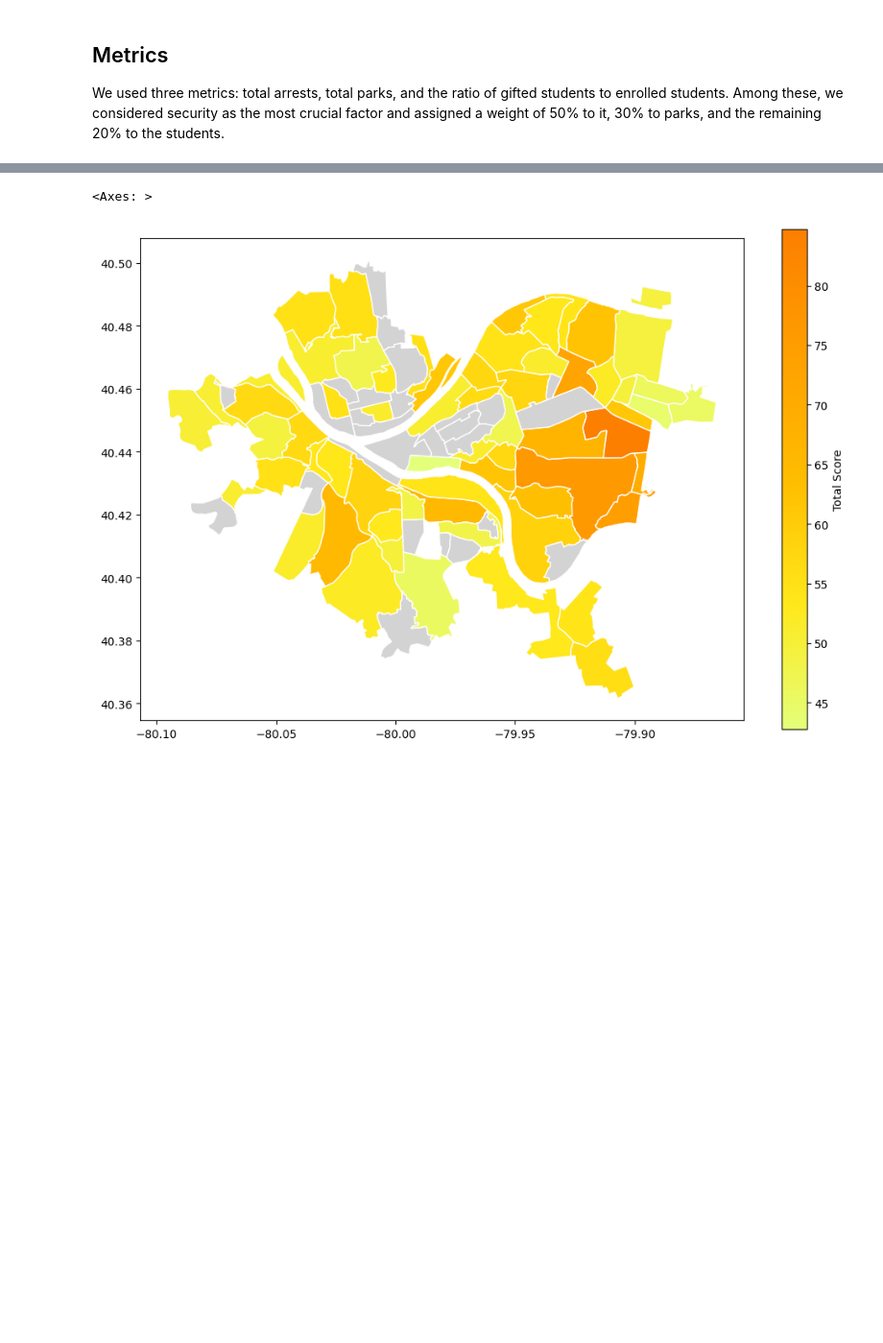
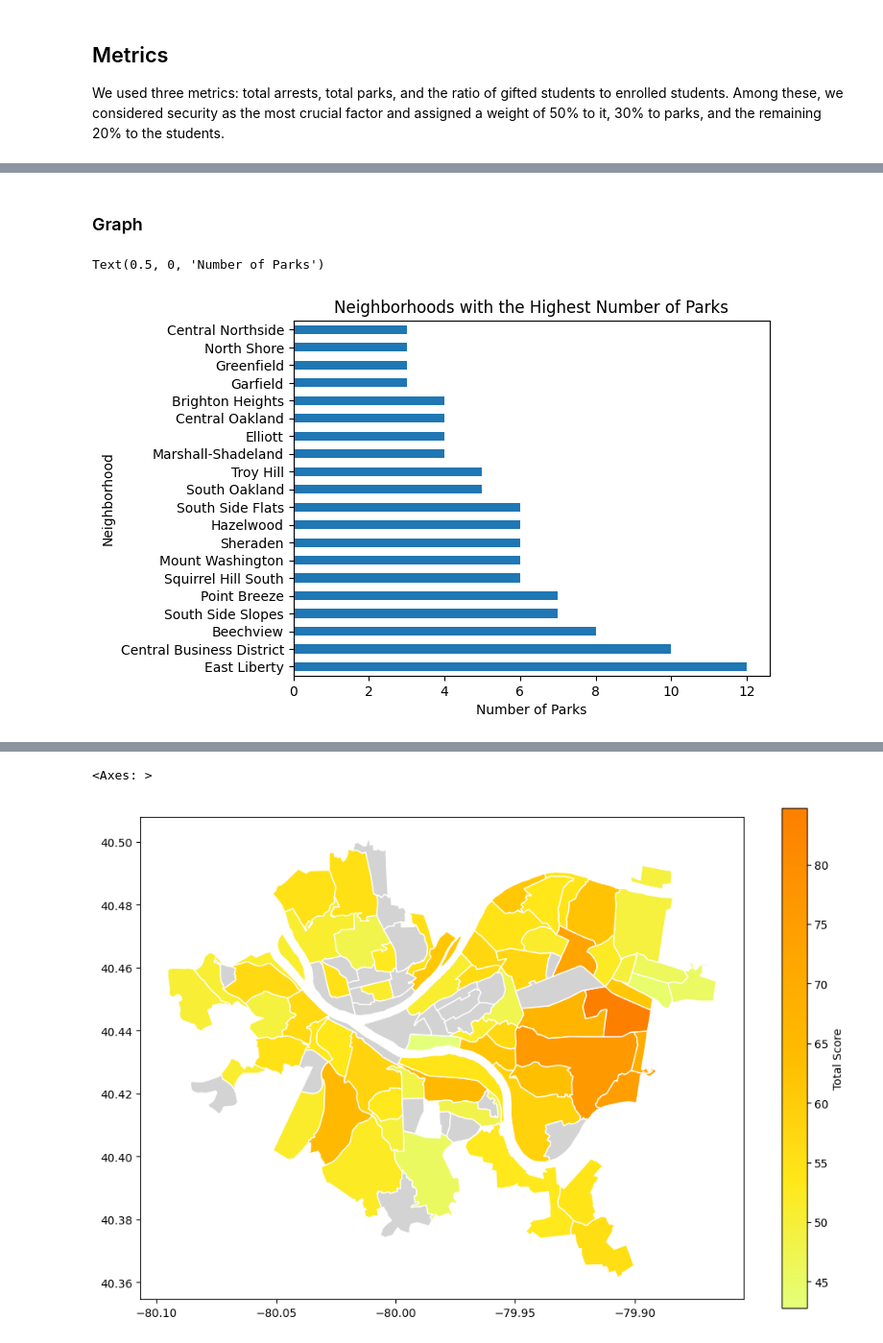
Before and after one commit to aliddy23/cmpinf-0010-final, a Jupyter notebook: final.ipynb, the cells around one changed output, grey strips where cells are left out. Shown at 96% size. Cells and saved outputs as stored; diff of their text form; code cells hidden in the pictures; blank space fills up the shorter version.

```diff
--- a/final.ipynb
+++ b/final.ipynb
@@ -65,0 +111,12 @@ The following map shows the distribution of the best neighborhoods in Pittsburgh
+# %%
+# Count and sort by the number of parks in each neighborhood.
+park_ranking = park_data["neighborhood"].value_counts().sort_values(ascending=False)
+
+# The score is a normalized measure of the number of parks in each neighborhood, allowing for a comparison of neighborhoods.
+neighborhood_scores["park_score"] = 100 * (1 - ((park_ranking.max() - park_ranking) / (park_ranking.max() - park_ranking.min())))
+
+# Get the top 20 neighborhoods with the highest number of parks.
+park_top20 = park_ranking.iloc[:20]
+
+# Show the data.
+print(park_top20)
@@ -65,0 +141,10 @@ The following map shows the distribution of the best neighborhoods in Pittsburgh
+# %% [markdown]
+### Graph
+# %%
+# Plot the top 20 neighborhoods.
+park_plot = park_top20.plot(kind='barh', title='Neighborhoods with the Highest Number of Parks')
+plt.ylabel("Neighborhood")
+plt.xlabel("Number of Parks")
+# %% [output]
+Text(0.5, 0, 'Number of Parks')
+[figure, added]
```
Also changed, not shown: parts of 30 cells of this notebook, 2 other files.
